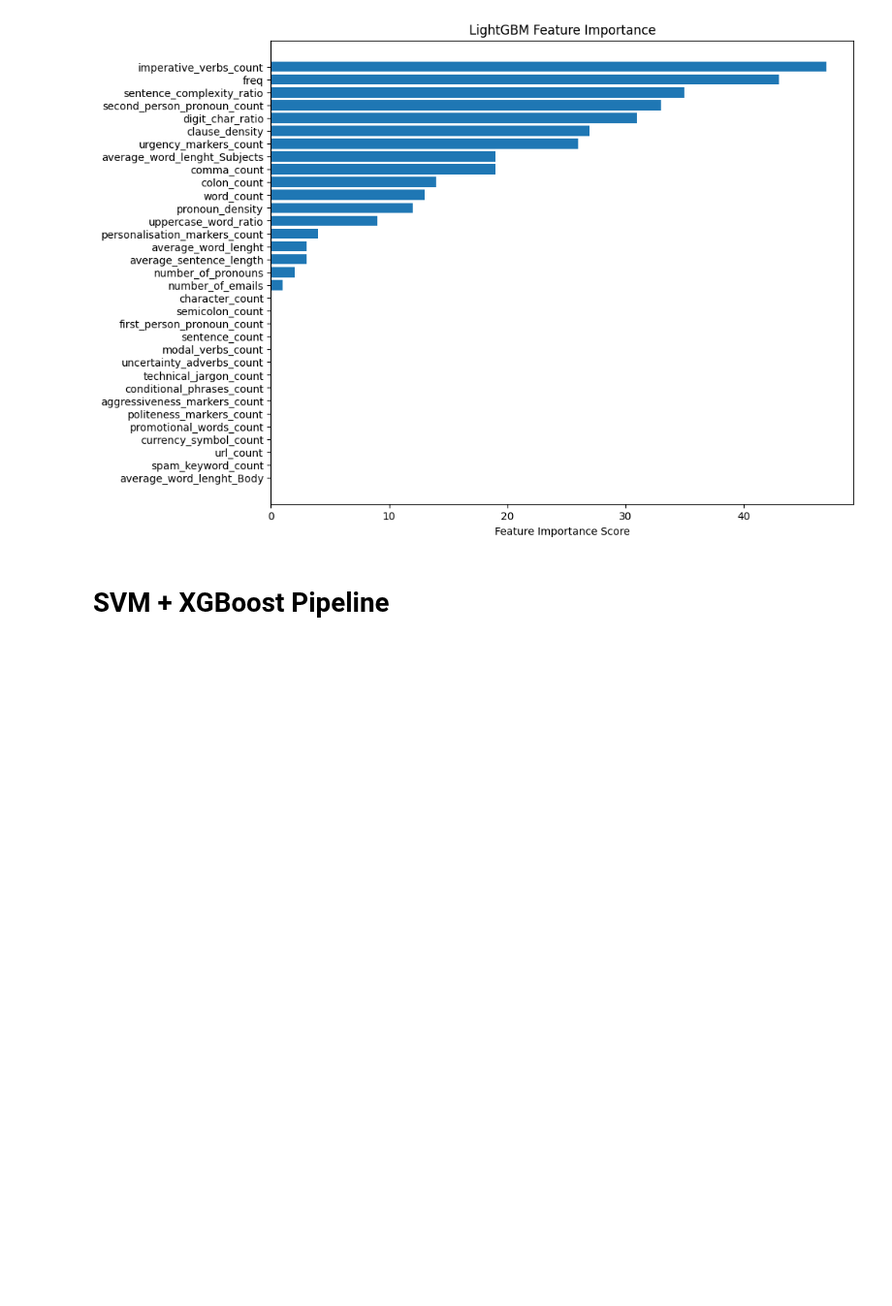
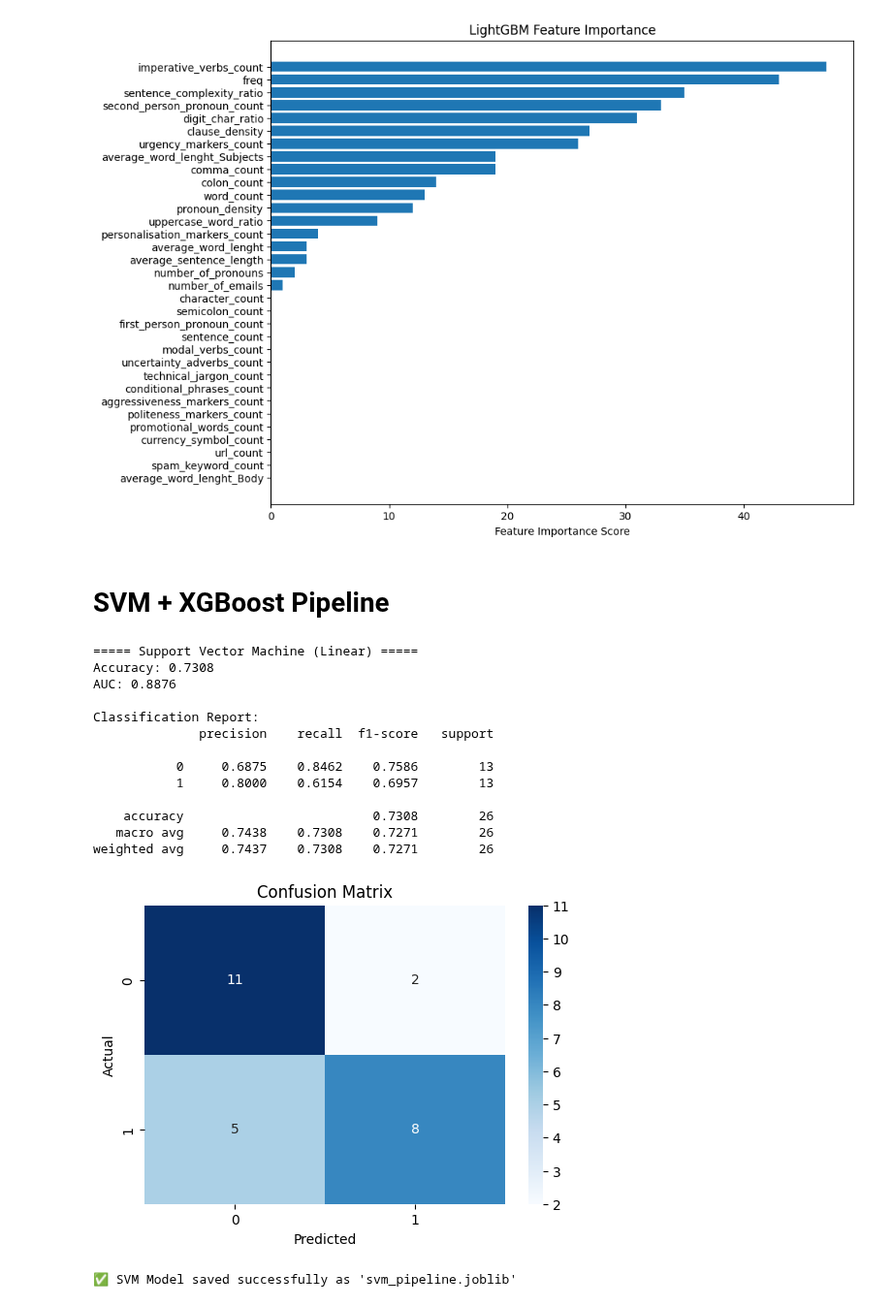
Before and after one commit to Keeta-Kimila/classification-model-that-email-between-Legitimate-or-Phishing, a Jupyter notebook: source_code/feature_extraction_and_model.ipynb, the cells around one changed output. Shown at 97% size. Drawn from its saved outputs; the diff is of its cells as text; code cells hidden in the pictures; blank space fills up the shorter version.

```diff
--- a/source_code/feature_extraction_and_model.ipynb
+++ b/source_code/feature_extraction_and_model.ipynb
@@ -1548,6 +1548,61 @@ plt.show()
 [figure]
 # %% [markdown]
 # SVM + XGBoost Pipeline
+# %%
+# 1. Use a Pipeline to ensure scaling prevents data leakage
+# We use class_weight='balanced' to handle potential uneven datasets
+
+X_train = data_train.drop(["label_value","Subject","Body","Label"], axis=1)
+y_train = data_train["label_value"]
+
+X_test = data_test.drop(["label_value","Subject","Body","Label"], axis=1)
+y_test = data_test["label_value"]
+
+svm_pipeline = make_pipeline(
+    StandardScaler(),
+    SVC(kernel='linear', probability=True, class_weight='balanced', random_state=42)
+)
+
+# Train
+svm_pipeline.fit(X_train, y_train)
+
+# Predict
+y_pred = svm_pipeline.predict(X_test)
+y_proba = svm_pipeline.predict_proba(X_test)[:, 1]
+
+# Evaluate
+print("===== Support Vector Machine (Linear) =====")
+print(f"Accuracy: {accuracy_score(y_test, y_pred):.4f}")
+print(f"AUC: {roc_auc_score(y_test, y_proba):.4f}")
+print("\nClassification Report:")
+print(classification_report(y_test, y_pred, digits=4))
+
+# Visualizing Confusion Matrix
+plt.figure(figsize=(6, 4))
+sns.heatmap(confusion_matrix(y_test, y_pred), annot=True, fmt='d', cmap='Blues')
+plt.title('Confusion Matrix')
+plt.ylabel('Actual')
+plt.xlabel('Predicted')
+plt.show()
+
+joblib.dump(svm_pipeline, 'svm_pipeline_add_new_feature.joblib')
+print("✅ SVM Model saved successfully as 'svm_pipeline.joblib'")
+# %% [output]
+===== Support Vector Machine (Linear) =====
+Accuracy: 0.7308
+AUC: 0.8876
+
+Classification Report:
+              precision    recall  f1-score   support
+
+           0     0.6875    0.8462    0.7586        13
+           1     0.8000    0.6154    0.6957        13
+
+    accuracy                         0.7308        26
+   macro avg     0.7438    0.7308    0.7271        26
+weighted avg     0.7437    0.7308    0.7271        26
+[figure, added]
+✅ SVM Model saved successfully as 'svm_pipeline.joblib'
 # %%
 import xgboost as xgb
 from sklearn.pipeline import make_pipeline
```
Also changed, not shown: parts of 5 cells of this notebook.
